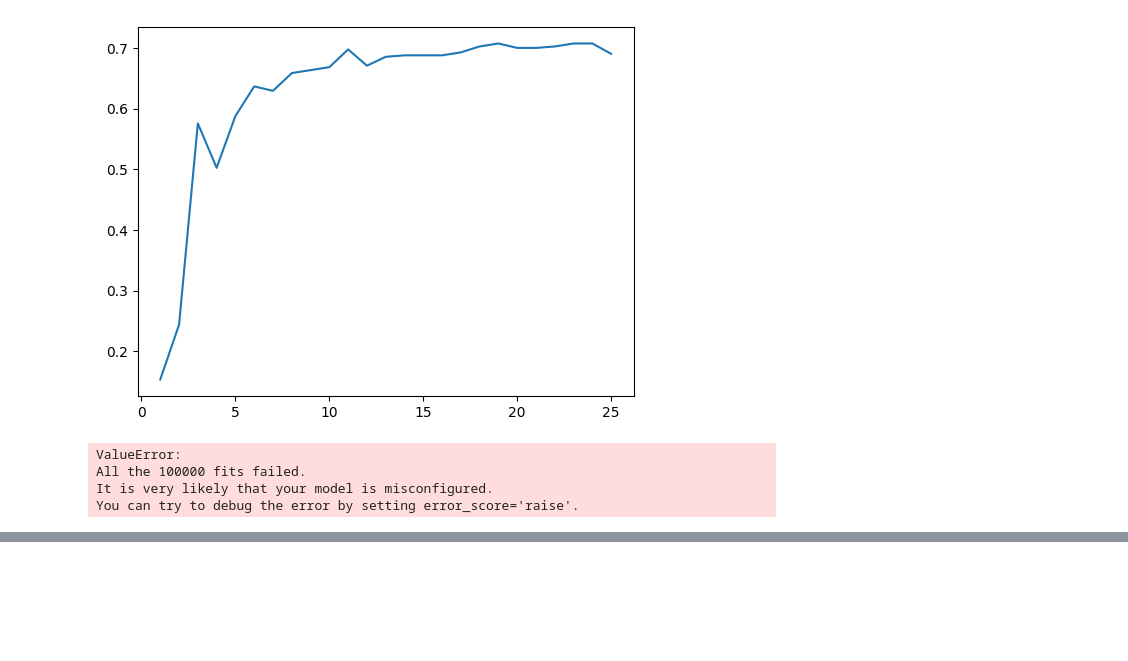
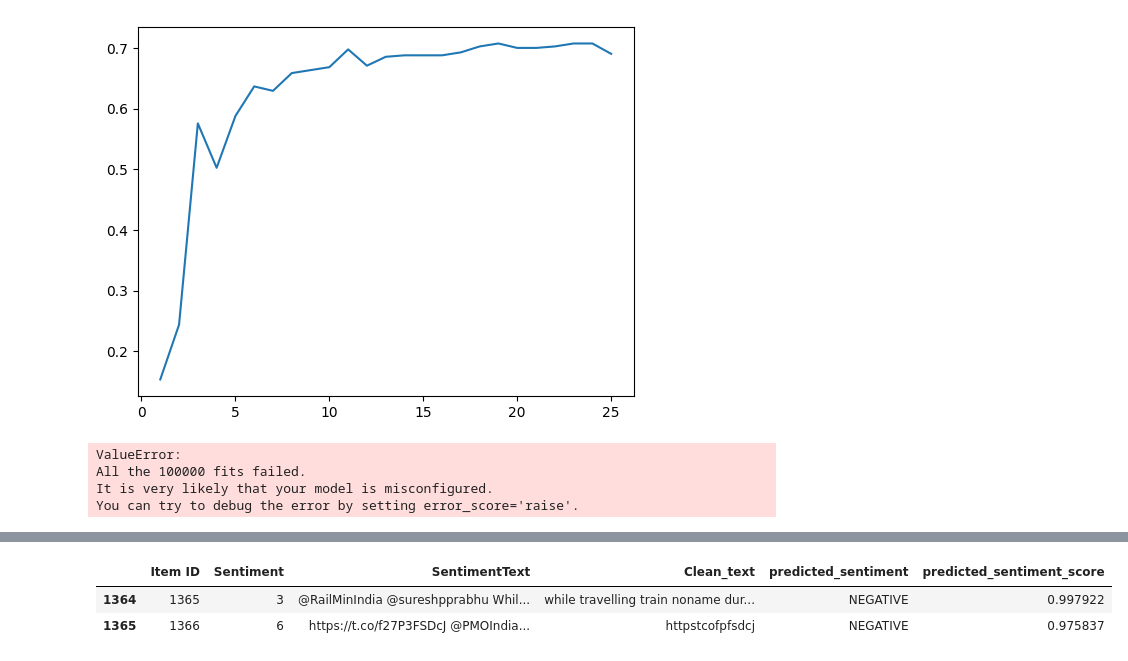
Before and after one commit to iamsyg/Rail_management_system, a Jupyter notebook: notebook/model_train.ipynb, the cells around one changed output, grey strips where cells are left out. Cells and saved outputs as stored; diff of their text form; code cells hidden in the pictures; blank space fills up the shorter version.

```diff
--- a/notebook/model_train.ipynb
+++ b/notebook/model_train.ipynb
@@ -252,0 +295,8 @@ RuntimeError: At least one of TensorFlow 2.0 or PyTorch should be installed. To
+# %%
+df["predicted_sentiment_score"] = df["SentimentText"].apply(lambda text: classifier(text)[0]["score"])
+# %%
+df.tail(2)
+# %% [output]
+|  | Item ID | Sentiment | SentimentText | Clean_text | predicted_sentiment | predicted_sentiment_score |
+| 1364 | 1365 | 3 | @RailMinIndia @sureshpprabhu Whil... | while travelling train noname dur... | NEGATIVE | 0.997922 |
+| 1365 | 1366 | 6 | https://t.co/f27P3FSDcJ @PMOIndia... | httpstcofpfsdcj | NEGATIVE | 0.975837 |
```
Also changed, not shown: parts of 9 cells of this notebook, 3 other files.
